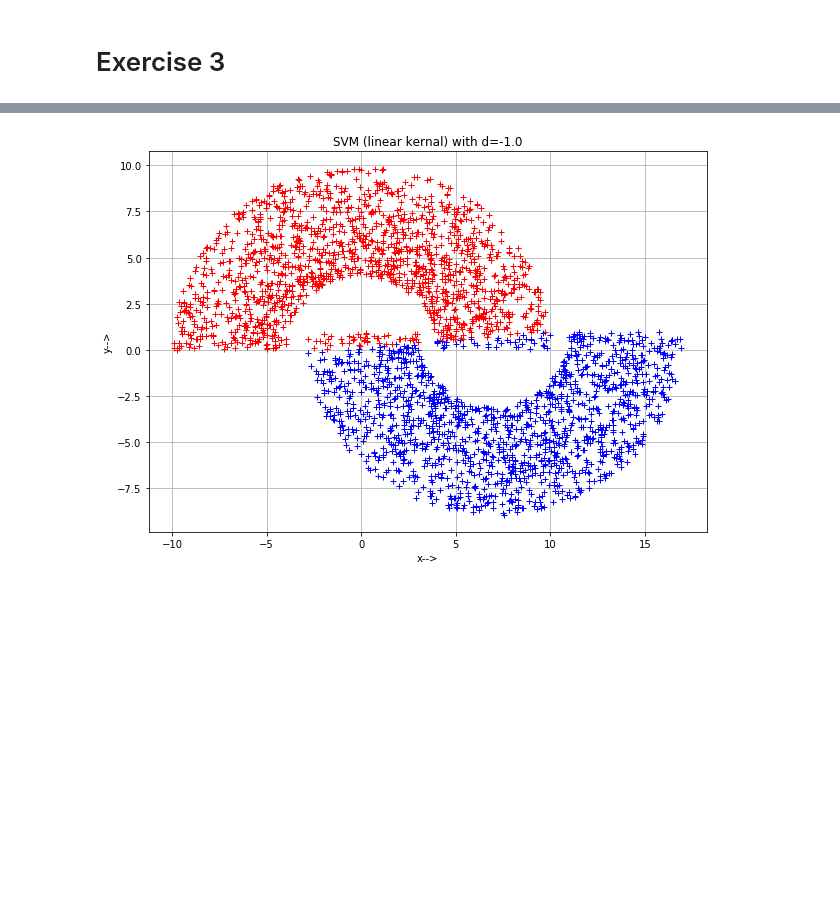
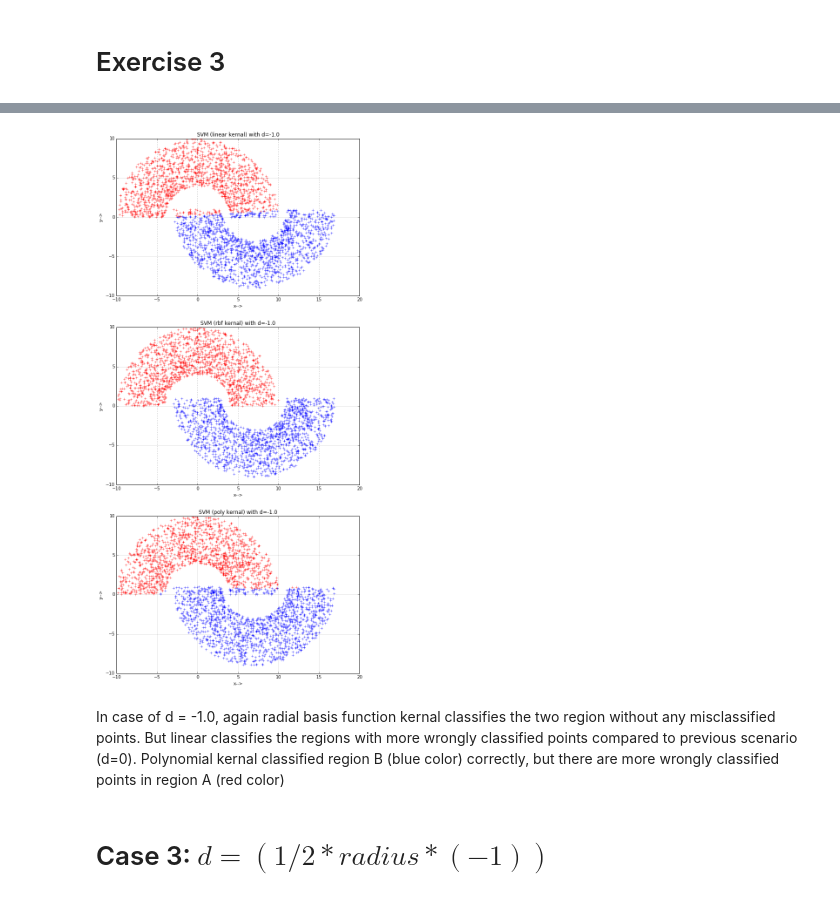
Before and after one commit to rameshjes/neural-network, a Jupyter notebook: assignment07/ruby/workbench_07.ipynb, the cells around one changed output, grey strips where cells are left out. Saved outputs shown, nothing was run; the diff lists cells and outputs as text; code cells hidden in the pictures; blank space fills up the shorter version.

```diff
--- a/assignment07/ruby/workbench_07.ipynb
+++ b/assignment07/ruby/workbench_07.ipynb
@@ -19,11 +40,13 @@ class StateVectorMachine:
     def generate_sample(self,_class):
         random_theta = np.pi *  random.random()
         random_r = (self.width*random.random())+(self.radius-self.width)
+        #Region one
         if _class is 1:
             x = random_r*np.cos(random_theta)
             y = random_r*np.sin(random_theta)
             return [x,y,1]
         else:
+            #Region two
             random_theta += np.pi
             x = random_r*np.cos(random_theta)+(self.radius-(self.width/2.0))
             y = random_r*np.sin(random_theta)-self.distance
@@ -50,7 +73,6 @@ class StateVectorMachine:
         return samples[:,0:2],samples[:,2:3]
 
     def plot(self,points,output,title):
-        plt.figure(figsize=(10, 7))
         plt.grid(True)
         plt.title(title)
         plt.xlabel("x-->")
@@ -61,7 +83,8 @@ class StateVectorMachine:
             else:
                 plt.plot(point[0],point[1],'b+',label='region b')
 
-    def train(self,training_input,desired_output):
-        classifier = svm.SVC(kernel='linear')
+    def train(self,training_input,desired_output,_kernal):
+        #trainig using support vector classifier
+        classifier = svm.SVC(kernel=_kernal)
         classifier.fit(training_input, desired_output)
         return classifier
@@ -96,31 +135,44 @@ state_vector_machine.plot(test_samples,predicted_output,"SVM (linear kernal) wit
 # %%
 radius = 10.0
 width = 6.0
 distance = -1.0
 num_of_training_samples = 1000
 num_of_testing_samples = 3000
 
 # initializing state vector machine with initial parameteres
 state_vector_machine = StateVectorMachine(radius,
                                           width,
                                           distance,
                                           num_of_training_samples,
                                           num_of_testing_samples)
+fig, ax = plt.subplots(nrows=3, ncols=1)
+fig.set_figwidth(10)
+fig.set_figheight(22)
+kernals = ["linear","rbf","poly"]
 
-# generating random training samples and desired output
-training_input,desired_output = state_vector_machine.get_samples("train")
+for i in range(len(kernals)):
 
-# training the state vector machine
-classifier = state_vector_machine.train(training_input,desired_output)
+    # generating random training samples and desired output
+    training_input,desired_output = state_vector_machine.get_samples("train")
 
-# generating random testing samples
-test_samples,test_desired_output = state_vector_machine.get_samples("test")
+    # training the state vector machine
+    classifier = state_vector_machine.train(training_input,desired_output,kernals[i])
 
-# predicting the output for test samples and ploting the result
-predicted_output = classifier.predict(test_samples)
-state_vector_machine.plot(test_samples,predicted_output,"SVM (linear kernal) with d=-1.0")
+    # generating random testing samples
+    test_samples,test_desired_output = state_vector_machine.get_samples("test")
+
+    # predicting the output for test samples and ploting the result
+    predicted_output = classifier.predict(test_samples)
+
+    plt.subplot(3, 1, i+1)
+
+    state_vector_machine.plot(test_samples,predicted_output,"SVM ("+kernals[i]+" kernal) with d=-1.0")
 # %% [output]
-[figure, old version]
+[figure, new version]
+# %% [markdown]
+In case of d = -1.0, again radial basis function kernal classifies the two region without any misclassified points. But linear classifies the regions with more wrongly classified points compared to previous scenario (d=0). Polynomial kernal classified region B (blue color) correctly, but there are more wrongly classified points in region A (red color)
+# %% [markdown]
+# Case 3: $d = (1/2*radius*(-1))$
 # %%
 radius = 10.0
 width = 6.0
```
Also changed, not shown: parts of 12 cells of this notebook, 1 other file.
